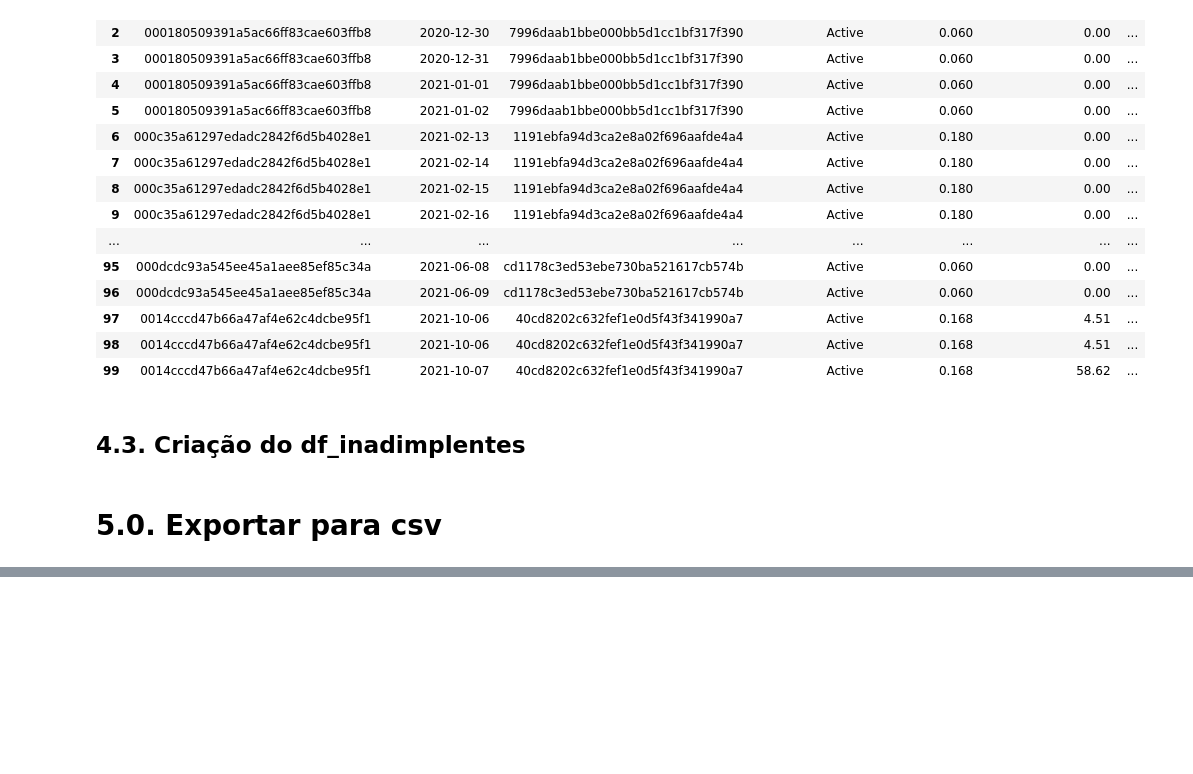
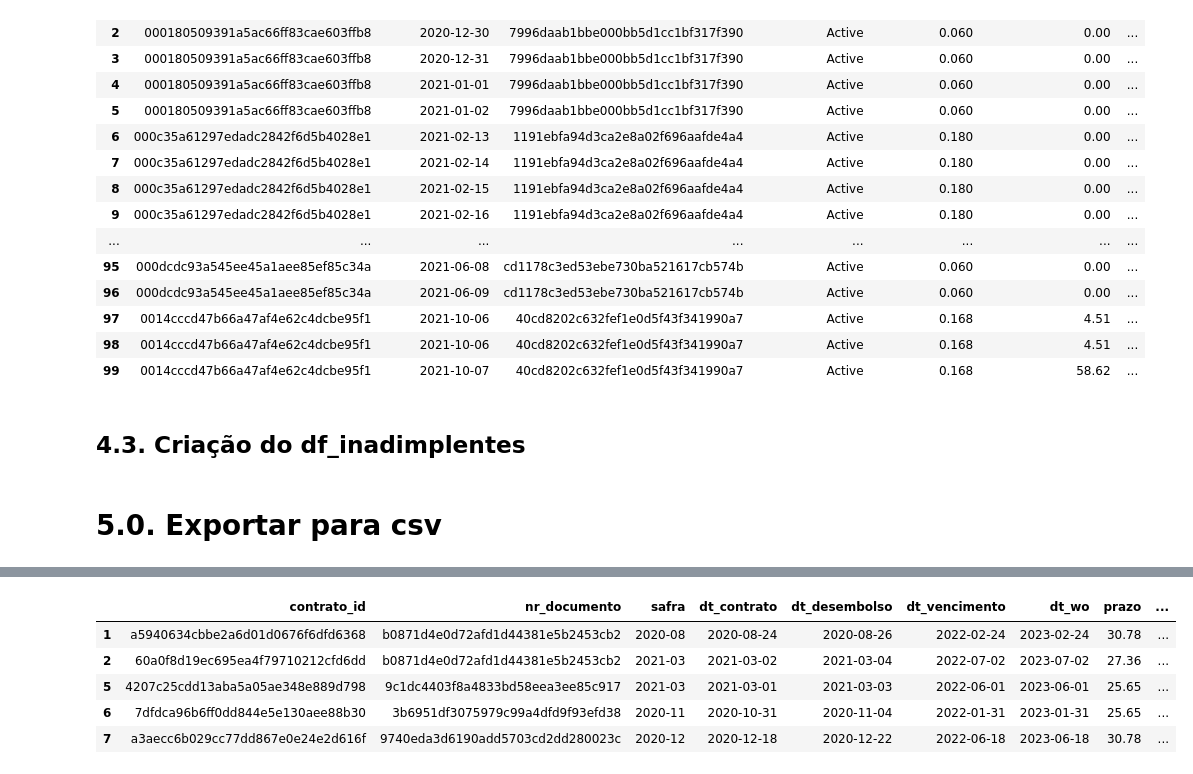
Before and after one commit to heitorfe/data_challenge_stone, a Jupyter notebook: notebooks/Dataframes.ipynb, the cells around one changed output, grey strips where cells are left out. Drawn from its saved outputs; the diff is of its cells as text; code cells hidden in the pictures; blank space fills up the shorter version.

```diff
--- a/notebooks/Dataframes.ipynb
+++ b/notebooks/Dataframes.ipynb
@@ -362,0 +416,9 @@ df_inadimplentes = df_contrato[df_contrato['status_contrato']!='Settled']
+# %%
+df_inadimplentes.head()
+# %% [output]
+|  | contrato_id | nr_documento | safra | dt_contrato | dt_desembolso | dt_vencimento | dt_wo | prazo | ... |
+| 1 | a5940634cbbe2a6d01d0676f6dfd6368 | b0871d4e0d72afd1d44381e5b2453cb2 | 2020-08 | 2020-08-24 | 2020-08-26 | 2022-02-24 | 2023-02-24 | 30.78 | ... |
+| 2 | 60a0f8d19ec695ea4f79710212cfd6dd | b0871d4e0d72afd1d44381e5b2453cb2 | 2021-03 | 2021-03-02 | 2021-03-04 | 2022-07-02 | 2023-07-02 | 27.36 | ... |
+| 5 | 4207c25cdd13aba5a05ae348e889d798 | 9c1dc4403f8a4833bd58eea3ee85c917 | 2021-03 | 2021-03-01 | 2021-03-03 | 2022-06-01 | 2023-06-01 | 25.65 | ... |
+| 6 | 7dfdca96b6ff0dd844e5e130aee88b30 | 3b6951df3075979c99a4dfd9f93efd38 | 2020-11 | 2020-10-31 | 2020-11-04 | 2022-01-31 | 2023-01-31 | 25.65 | ... |
+| 7 | a3aecc6b029cc77dd867e0e24e2d616f | 9740eda3d6190add5703cd2dd280023c | 2020-12 | 2020-12-18 | 2020-12-22 | 2022-06-18 | 2023-06-18 | 30.78 | ... |
```
Also changed, not shown: parts of 11 cells of this notebook.
